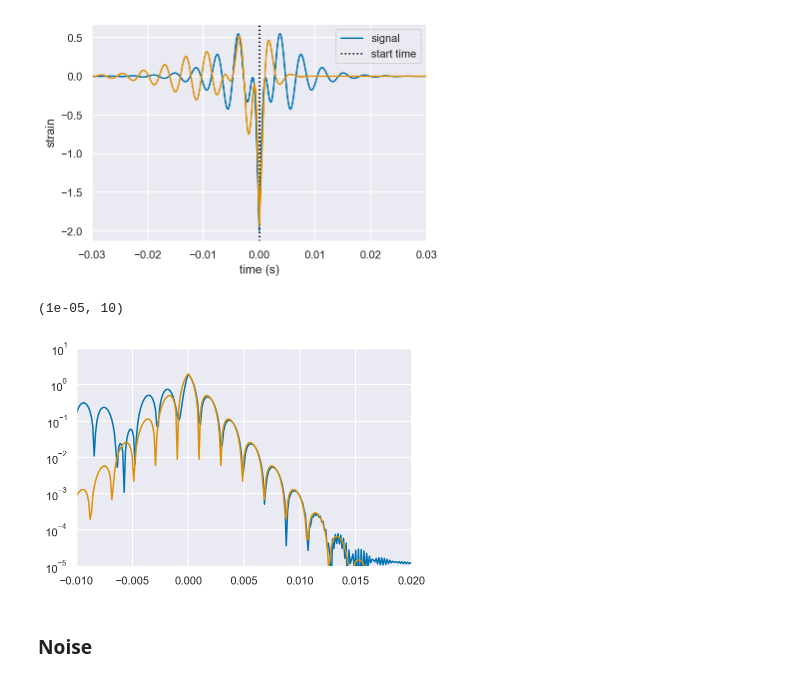
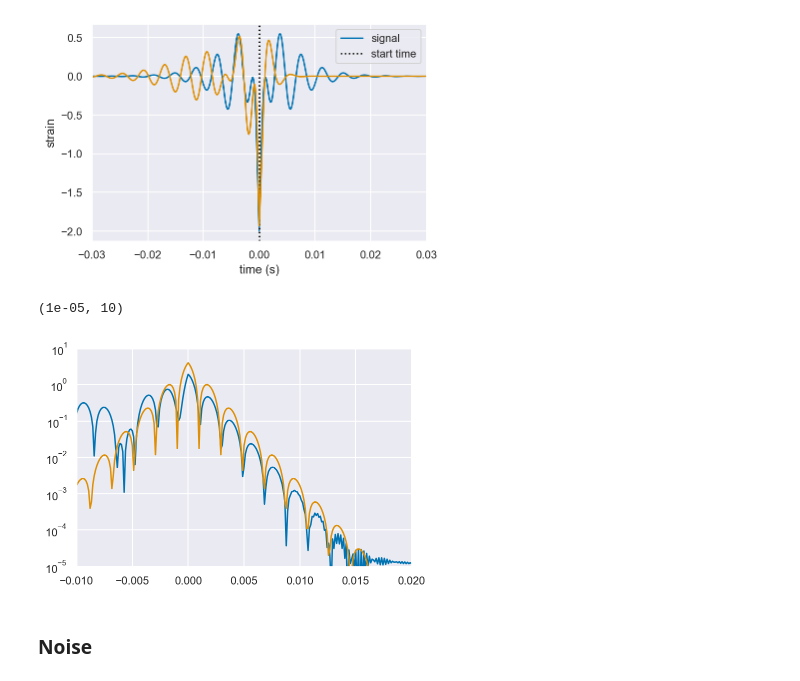
Before and after one commit to Sizheng-Ma/ringdown, a Jupyter notebook: docs/examples/single_damped_sinusoid_mchi.ipynb, the cells around one changed output. Drawn from its saved outputs; the diff is of its cells as text; code cells hidden in the pictures.

Commit message:
add single_damped_sinusoid_mchi_overtone

```diff
--- a/docs/examples/single_damped_sinusoid_mchi.ipynb
+++ b/docs/examples/single_damped_sinusoid_mchi.ipynb
@@ -97,14 +97,14 @@ ylabel('strain')
 legend();
 # %% [output]
 [figure]
-# %%
-semilogy(time,abs((cond_data)))
-semilogy(time,abs(0.5*(signal_overtone)))
-xlim(-0.01, 0.02)
-ylim(1e-5,10)
-# %% [output]
-(1e-05, 10)
-[figure, removed]
+# %%
+semilogy(time,abs((cond_data)))
+semilogy(time,abs((signal_overtone)))
+xlim(-0.01, 0.02)
+ylim(1e-5,10)
+# %% [output]
+(1e-05, 10)
+[figure, added]
 # %% [markdown]
 ### Noise
 # %% [markdown]
```
Also changed, not shown: parts of 9 cells of this notebook, 1 other file.
